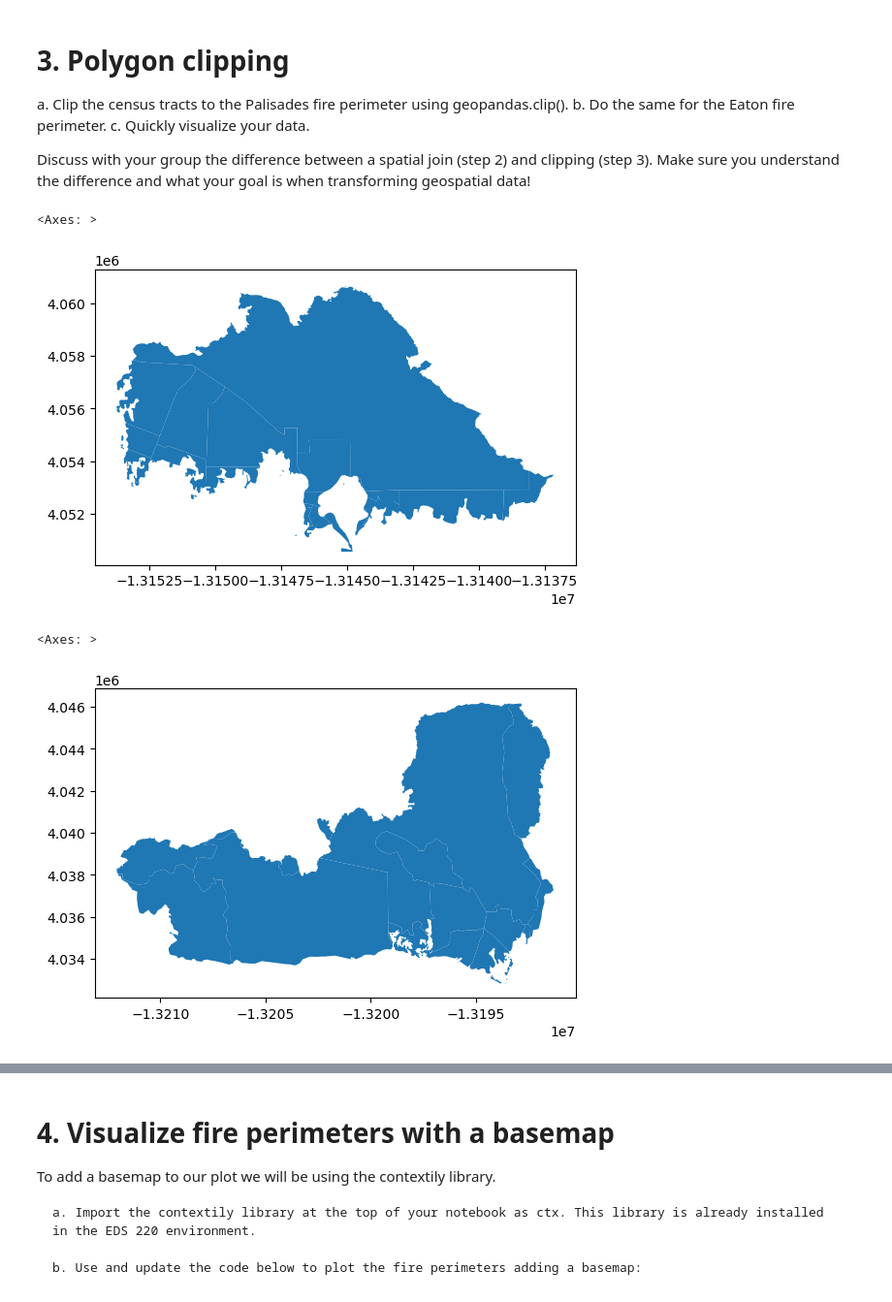
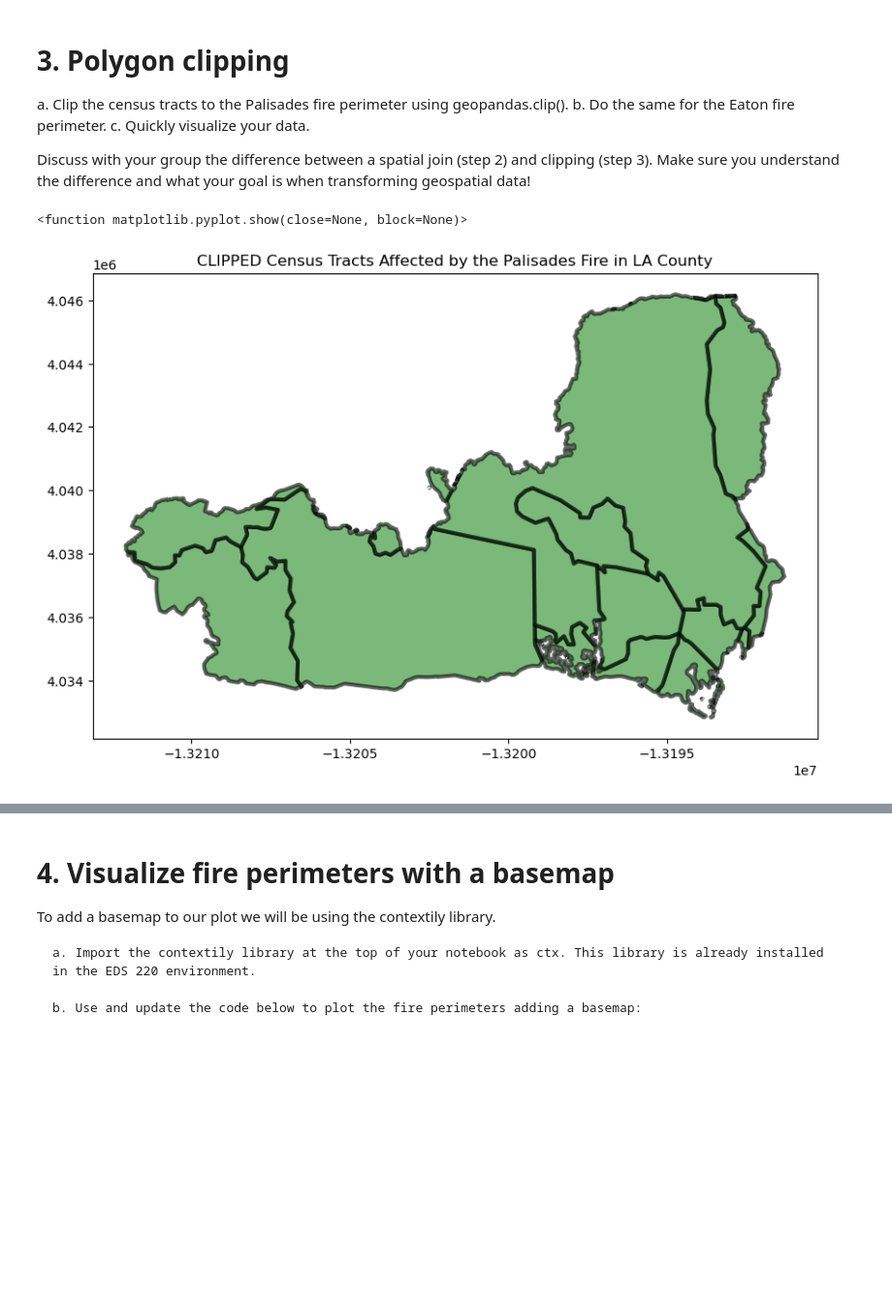
Before and after one commit to IIDonaji/eds220-hwk4, a Jupyter notebook: section8-social-dimensions.ipynb, the cells around one changed output, grey strips where cells are left out. Shown at 97% size. Drawn from its saved outputs; the diff is of its cells as text; code cells hidden in the pictures; blank space fills up the shorter version.

```diff
--- a/section8-social-dimensions.ipynb
+++ b/section8-social-dimensions.ipynb
@@ -12,7 +12,7 @@ import matplotlib.patches as mpatches
 import geopandas as gpd
 import contextily as ctx
 # %%
-cali = gpd.read_file(os.path.join("data/EJI_2024_California/EJI_2024_California.gdb"))
+cali_eji = gpd.read_file(os.path.join("data/EJI_2024_California/EJI_2024_California.gdb"))
 # Eaton and Palisades fire parmeters
 eaton = gpd.read_file(os.path.join("data/eaton_perimeter/Eaton_Perimeter_20250121.shp"))
 
@@ -138,10 +169,13 @@ eaton_clip = gpd.clip(cali, eaton)
 # %%
-eaton_clip.plot()
+fig, ax = plt.subplots(figsize = (10,8))
+
+pali_clip.plot(ax= ax, edgecolor = "k",  facecolor = "forestgreen", linewidth = 3, alpha = .6)
+
+ax.set_title("CLIPPED Census Tracts Affected by the Palisades Fire in LA County")
+
+#ax.legend(handles = eji_palisades[""])
+#ax.set_axis_off()
+plt.show
 # %% [output]
-<Axes: >
+<function matplotlib.pyplot.show(close=None, block=None)>
-[figure, old version]
+[figure, new version]
-# %%
-pali_clip.plot()
-# %% [output]
-<Axes: >
-[figure, removed]
```
Also changed, not shown: parts of 19 cells of this notebook, 2 other files.
